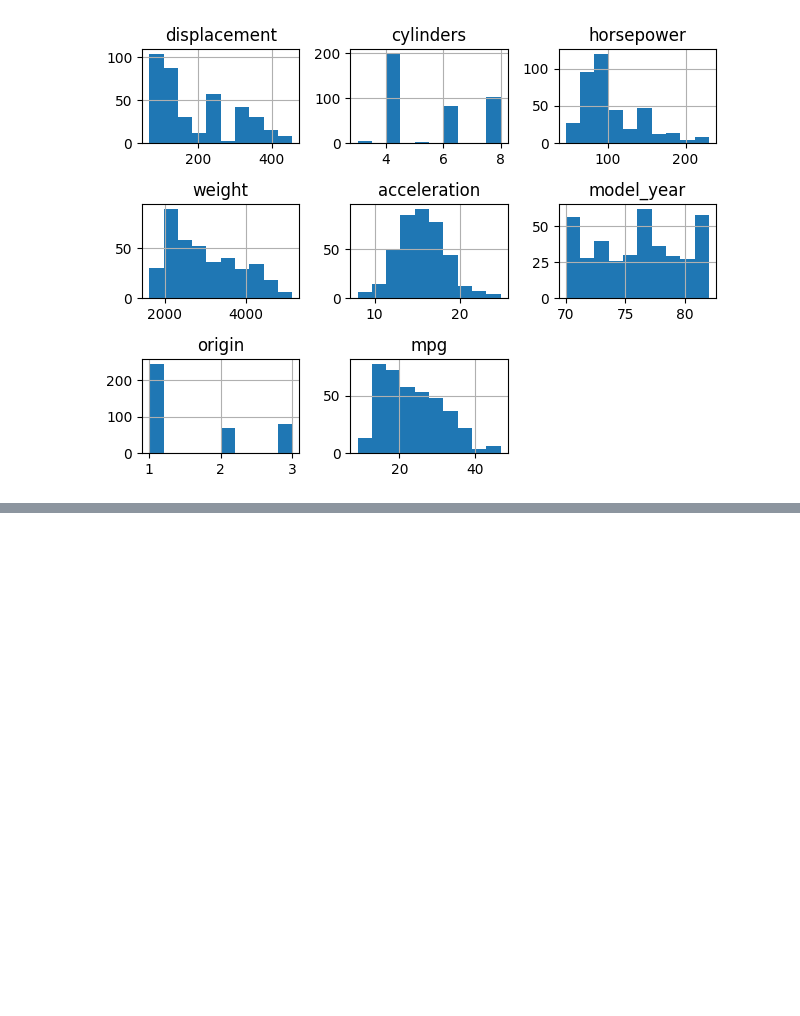
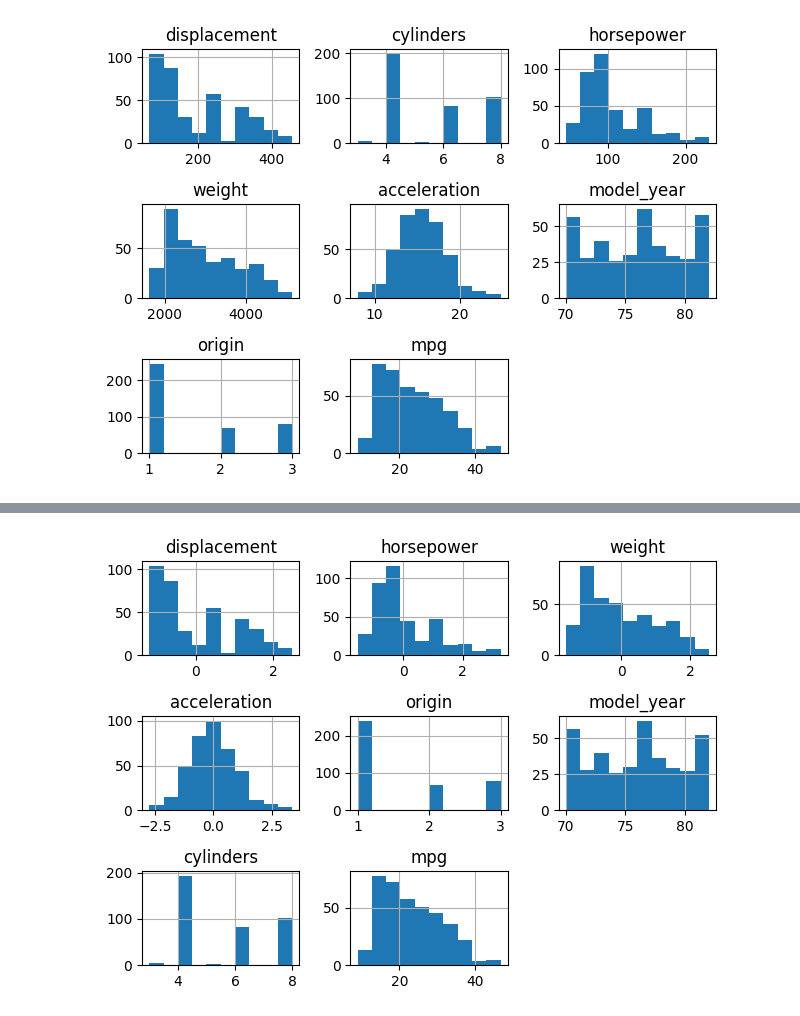
Before and after one commit to Nikhilesh-B/saturate_the_hypersphere, a Jupyter notebook: OLS.ipynb, the cells around one changed output, grey strips where cells are left out. Drawn from its saved outputs; the diff is of its cells as text; code cells hidden in the pictures; blank space fills up the shorter version.

```diff
--- a/OLS.ipynb
+++ b/OLS.ipynb
@@ -140,0 +146,5 @@ plt.tight_layout()
+# %%
+categorial_columns = ["origin", "model_year", "cylinders"]
+
+continuous_columns = [col for col in consolidated_data.columns if col not in categorial_columns and col != "mpg"]
+print(continuous_columns)
@@ -140,0 +153,10 @@ plt.tight_layout()
+# %%
+continuous_df = consolidated_data[continuous_columns]
+rest_df = consolidated_data[categorial_columns+["mpg"]]
+# %%
+scaler = StandardScaler()
+
+standardized_continuous_df = pd.DataFrame(scaler.fit_transform(continuous_df), columns=continuous_columns)
+# %%
+consolidated_data = pd.merge(standardized_continuous_df, rest_df, left_index=True, right_index=True)
+consolidated_data
@@ -140,0 +177,5 @@ plt.tight_layout()
+# %%
+consolidated_data.hist()
+plt.tight_layout()
+# %% [output]
+[figure, added]
```
Also changed, not shown: parts of 9 cells of this notebook.
